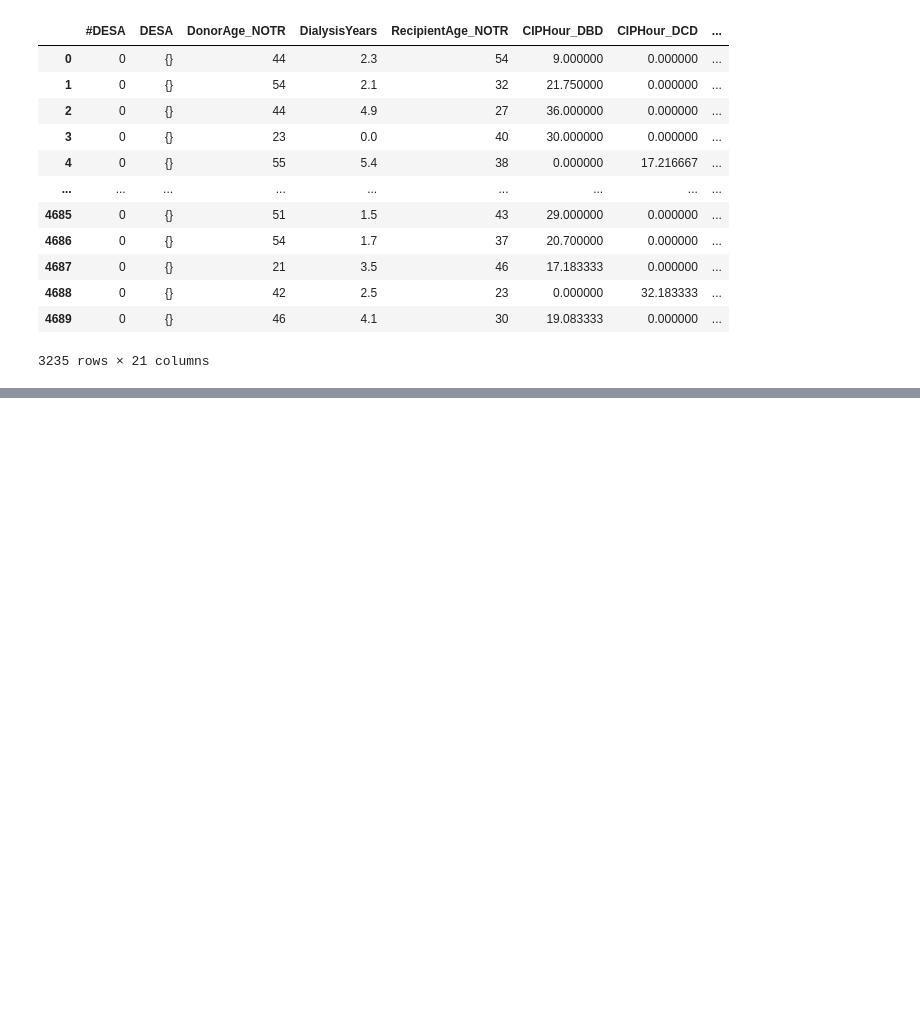
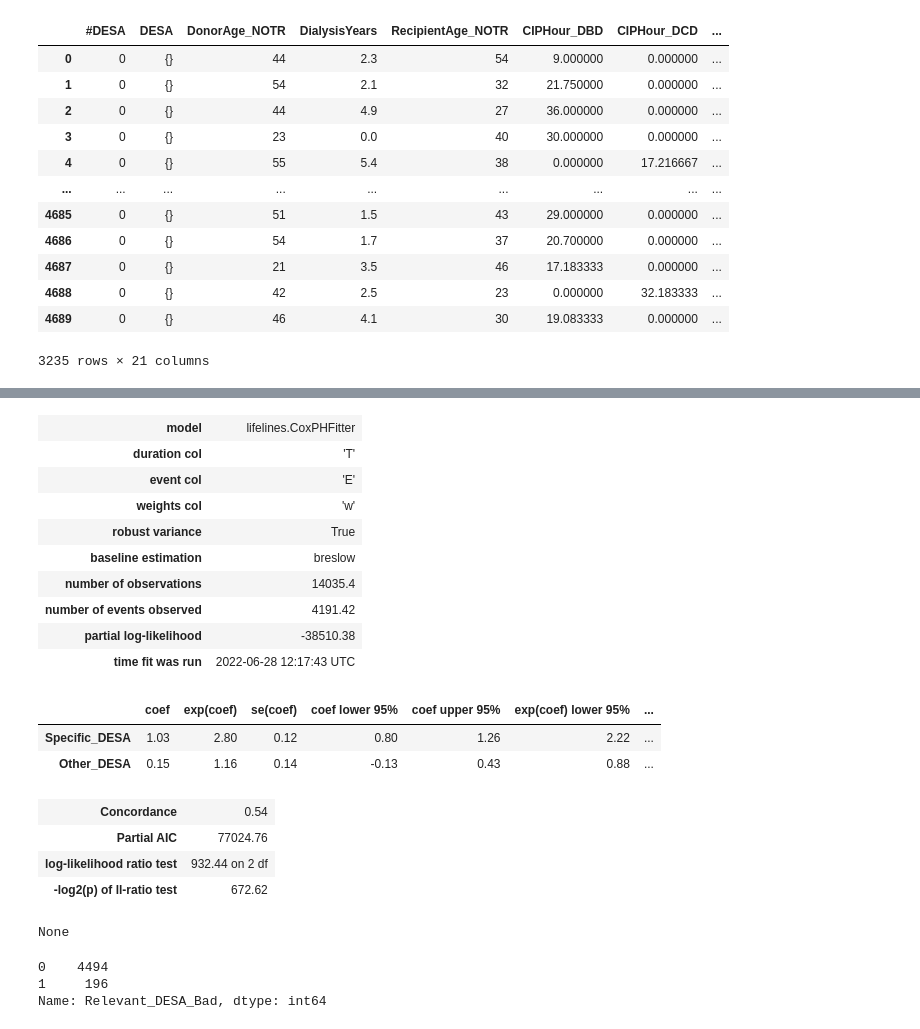
Before and after one commit to umcu-stride/desa_paper, a Jupyter notebook: Notebooks/CoxProportionalHazard/desa_relevant_cph.ipynb, the cells around one changed output, grey strips where cells are left out. Saved outputs shown, nothing was run; the diff lists cells and outputs as text; code cells hidden in the pictures; blank space fills up the shorter version.

```diff
--- a/Notebooks/CoxProportionalHazard/desa_relevant_cph.ipynb
+++ b/Notebooks/CoxProportionalHazard/desa_relevant_cph.ipynb
@@ -449,0 +494,53 @@ df_treat_group
+# %%
+confounders = [
+    'RecipientAge_NOTR',
+    'RecipientAge_NOTR_power2',
+    'DonorAge_NOTR',
+    'DonorAge_NOTR_power2',
+    'IL2rMoAb',
+    'CIPHour_DBD', 'CIPHour_DCD',
+    'Donor_Type',
+    'DialysisYears',
+
+]
+treatments = ['No_DESA', 'Other_DESA', 'Specific_DESA']
+df_weight = find_ipw(df, confounders, treatments, scaler=None, verbose=False)
+
+cph = CoxPHFitter()
+cols = [
+    # 'No_DESA',
+    'Specific_DESA',
+    'Other_DESA',
+    'E', 'T',
+    'w'
+]
+cph.fit(
+    df_weight[cols],
+    weights_col='w',
+    duration_col='T', event_col='E', robust=True)
+print(cph.print_summary())
+# %% [output]
+| model | lifelines.CoxPHFitter |
+| duration col | 'T' |
+| event col | 'E' |
+| weights col | 'w' |
+| robust variance | True |
+| baseline estimation | breslow |
+| number of observations | 14035.4 |
+| number of events observed | 4191.42 |
+| partial log-likelihood | -38510.38 |
+| time fit was run | 2022-06-28 12:17:43 UTC |
+|  | coef | exp(coef) | se(coef) | coef lower 95% | coef upper 95% | exp(coef) lower 95% | ... |
+| Specific_DESA | 1.03 | 2.80 | 0.12 | 0.80 | 1.26 | 2.22 | ... |
+| Other_DESA | 0.15 | 1.16 | 0.14 | -0.13 | 0.43 | 0.88 | ... |
+| Concordance | 0.54 |
+| Partial AIC | 77024.76 |
+| log-likelihood ratio test | 932.44 on 2 df |
+| -log2(p) of ll-ratio test | 672.62 |
+None
+# %%
+df.Relevant_DESA_Bad.value_counts()
+# %% [output]
+0    4494
+1     196
+Name: Relevant_DESA_Bad, dtype: int64
```
Also changed, not shown: parts of 13 cells of this notebook, 2 other files.
